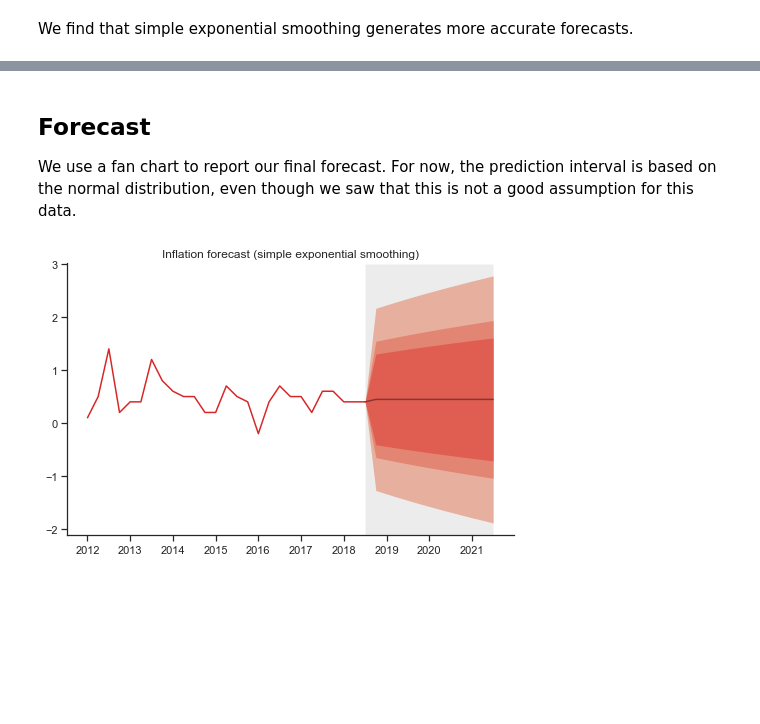
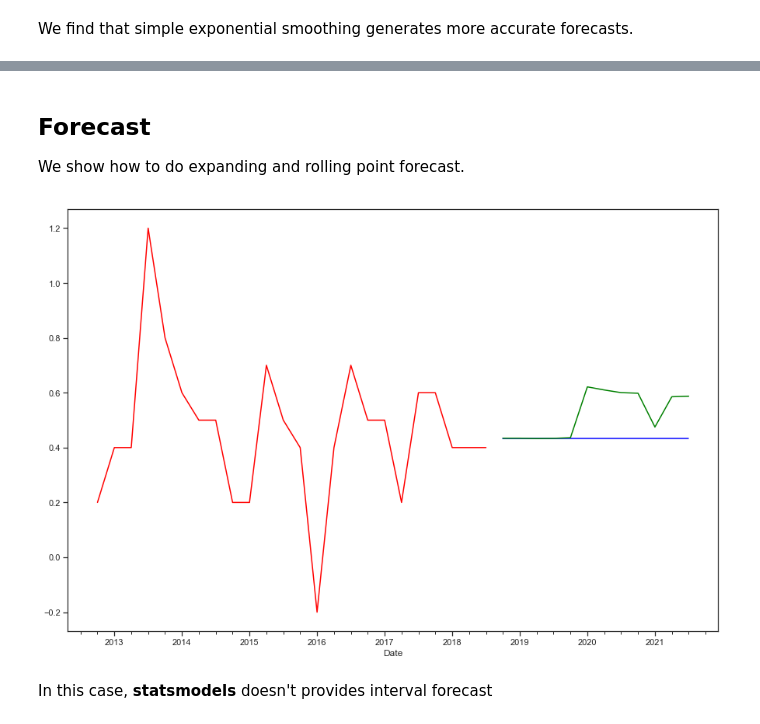
Before and after one commit to renzobechler/forecasting, a Jupyter notebook: Tutorial02 Forecasting.ipynb, the cells around one changed output, grey strips where cells are left out. Cells and saved outputs as stored; diff of their text form; code cells hidden in the pictures; blank space fills up the shorter version.

```diff
--- a/Tutorial02 Forecasting.ipynb
+++ b/Tutorial02 Forecasting.ipynb
@@ -417,26 +278,24 @@ table.round(3)
-# %% [markdown]
-## Forecast
-
-We use a fan chart to report our final forecast. For now, the prediction interval is based on the normal distribution, even though we saw that this is not a good assumption for this data.
-# %%
-h=12
-
-model = ses
-
-test=pd.period_range(start=y.index[-1]+1, periods=h, freq='Q')
-
-pred=pd.Series(model.forecast(h), index=test)
-
-intv1=pd.DataFrame(model.intervalforecast(h, level=.8), index=test)
-intv2=pd.DataFrame(model.intervalforecast(h, level=.9), index=test)
-intv3=pd.DataFrame(model.intervalforecast(h, level=.99), index=test)
-
-fig, ax = forecast.fanchart(y['01-2012':], pred, intv1, intv2, intv3)
-ax.set_xlabel('')
-ax.set_xticks([], minor=True)
-plt.title('Inflation forecast (simple exponential smoothing)')
-
-sns.despine()
-plt.show()
-# %% [output]
-[figure, removed]
+# %% [markdown]
+## Forecast
+
+We show how to do expanding and rolling point forecast.
+# %%
+h=12
+w=h*10
+model = sm.tsa.SimpleExpSmoothing
+pred_index = y.index[-1] + np.array(range(1,h+1))
+pred_rolling = pd.Series(0,index=pred_index)
+pred_expanding = pd.Series(0,index=pred_index)
+for i in range(0,h):
+    current = pd.concat([y, pred_expanding.head(i)])
+    expanding = model(current).fit()
+    rolling = model(current.tail(w)).fit()
+    pred_expanding.update(expanding.forecast(1))
+    pred_rolling.update(rolling.forecast(1))
+ax = y[-h*2:].plot(color='red')
+pred_expanding.plot(ax=ax,color='blue');
+pred_rolling.plot(ax=ax,color='green');
+# %% [output]
+[figure, added]
+# %% [markdown]
+In this case, **statsmodels** doesn't provides interval forecast
```
Also changed, not shown: parts of 20 cells of this notebook.
